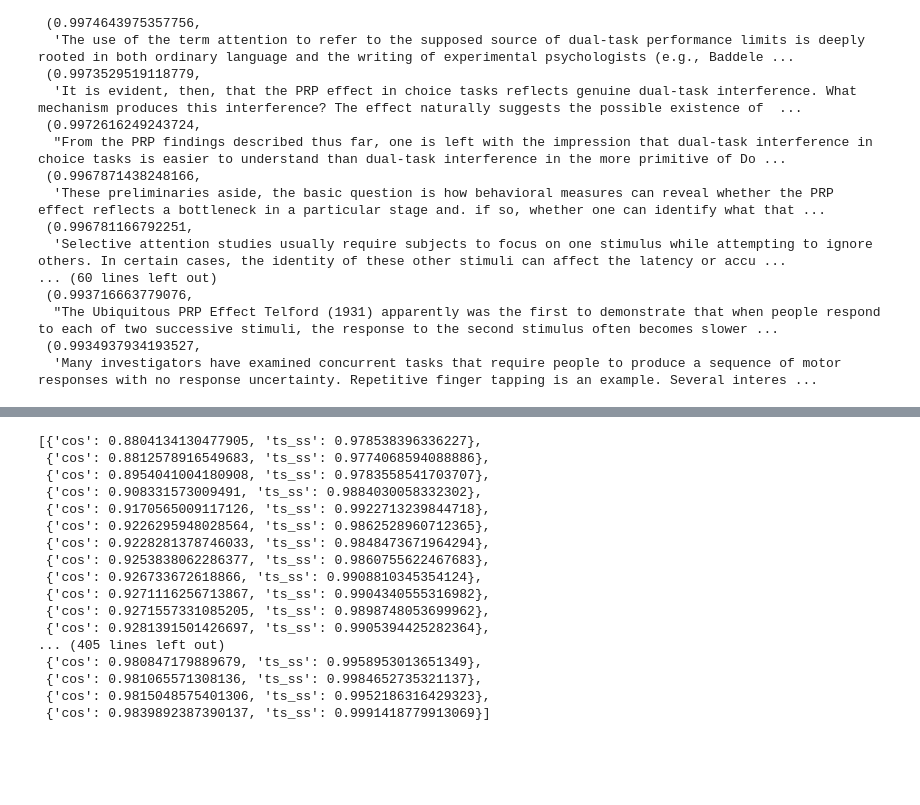
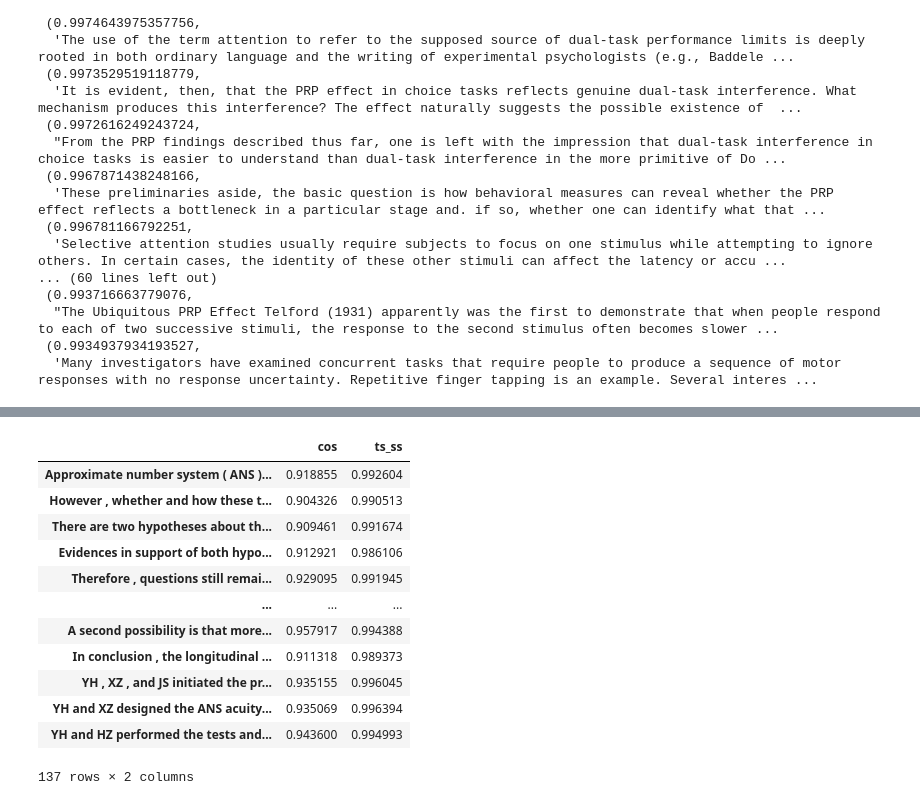
Before and after one commit to kaglowka/source-drill, a Jupyter notebook: analyze2.ipynb, the cells around one changed output, grey strips where cells are left out. Drawn from its saved outputs; the diff is of its cells as text; code cells hidden in the pictures; blank space fills up the shorter version.

```diff
--- a/analyze2.ipynb
+++ b/analyze2.ipynb
@@ -358,7 +360,7 @@ sorted_first
 # %%
 glove_embedding = DocumentPoolEmbeddings([WordEmbeddings('glove')])
 
-def check_similarities(links, metrics, chunksize):
+def check_similarities_glove(links, metrics, chunksize):
     all_sim = {}
     for link in links:
         context = link['citation_context']
@@ -387,8 +389,9 @@ def check_similarities(links, metrics, chunksize):
                             for name, metric in metrics.items():
                                 sim = 1 - metric(sentence.embedding.detach(), glove_citation_embedding)
                                 all_sim[citing_string][sentence.to_plain_string()][name] = sim
-    return all_sim
+
+    return pd.DataFrame(all_sim[list(all_sim.keys())[0]]).T
 # %%
 metrics = {"cos" : distance.cosine, "ts_ss" : TS_SS}
 # %%
-all_sim = check_similarities(train_links[:3], metrics, chunksize=3)
+all_sim = check_similarities_glove([train_links[1]], metrics, chunksize=3)
@@ -412,20 +398,16 @@ for i in range(3):
-# %%
-sorted_cos
-# %% [output]
-[{'cos': 0.8804134130477905, 'ts_ss': 0.978538396336227},
- {'cos': 0.8812578916549683, 'ts_ss': 0.9774068594088886},
- {'cos': 0.8954041004180908, 'ts_ss': 0.9783558541703707},
- {'cos': 0.908331573009491, 'ts_ss': 0.9884030058332302},
- {'cos': 0.9170565009117126, 'ts_ss': 0.9922713239844718},
- {'cos': 0.9226295948028564, 'ts_ss': 0.9862528960712365},
- {'cos': 0.9228281378746033, 'ts_ss': 0.9848473671964294},
- {'cos': 0.9253838062286377, 'ts_ss': 0.9860755622467683},
- {'cos': 0.926733672618866, 'ts_ss': 0.9908810345354124},
- {'cos': 0.9271116256713867, 'ts_ss': 0.9904340555316982},
- {'cos': 0.9271557331085205, 'ts_ss': 0.9898748053699962},
- {'cos': 0.9281391501426697, 'ts_ss': 0.9905394425282364},
-... (405 lines left out)
- {'cos': 0.980847179889679, 'ts_ss': 0.9958953013651349},
- {'cos': 0.981065571308136, 'ts_ss': 0.9984652735321137},
- {'cos': 0.9815048575401306, 'ts_ss': 0.9952186316429323},
- {'cos': 0.9839892387390137, 'ts_ss': 0.9991418779913069}]
+# %%
+all_sim
+# %% [output]
+|  | cos | ts_ss |
+| Approximate number system ( ANS )... | 0.918855 | 0.992604 |
+| However , whether and how these t... | 0.904326 | 0.990513 |
+| There are two hypotheses about th... | 0.909461 | 0.991674 |
+| Evidences in support of both hypo... | 0.912921 | 0.986106 |
+| Therefore , questions still remai... | 0.929095 | 0.991945 |
+| ... | ... | ... |
+| A second possibility is that more... | 0.957917 | 0.994388 |
+| In conclusion , the longitudinal ... | 0.911318 | 0.989373 |
+| YH , XZ , and JS initiated the pr... | 0.935155 | 0.996045 |
+| YH and XZ designed the ANS acuity... | 0.935069 | 0.996394 |
+| YH and HZ performed the tests and... | 0.943600 | 0.994993 |
+137 rows × 2 columns
```
Also changed, not shown: parts of 3 cells of this notebook, 1 other file.
